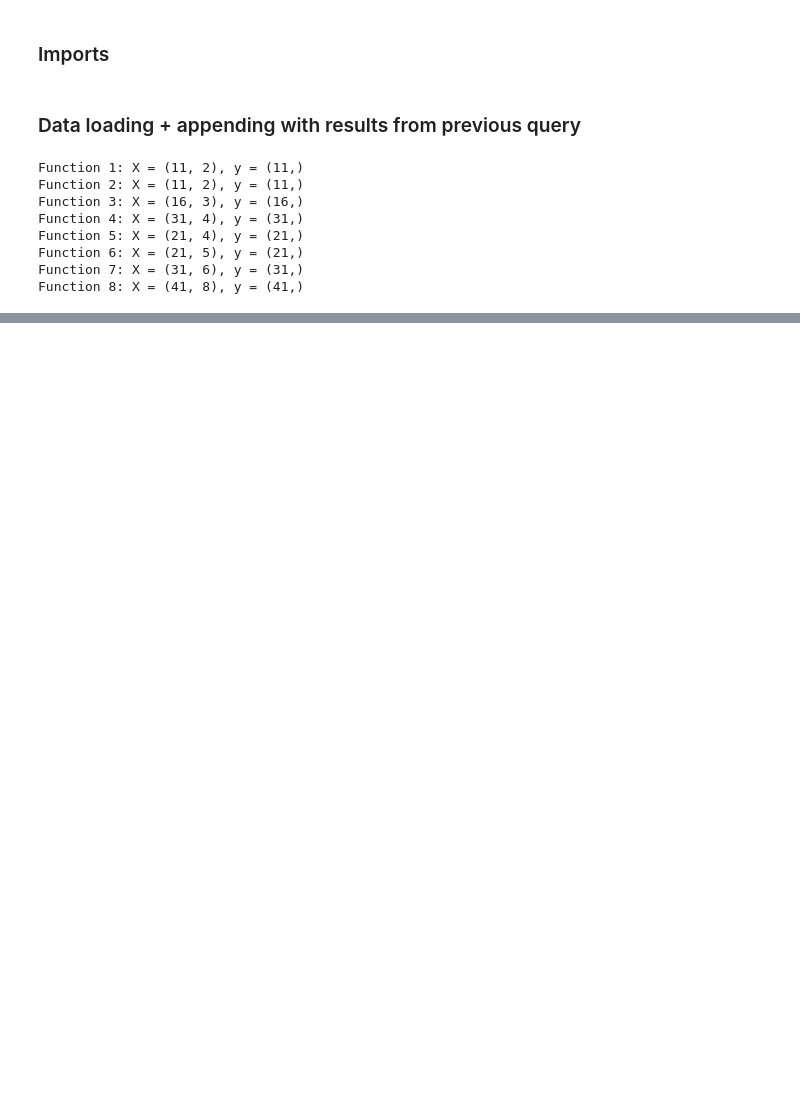
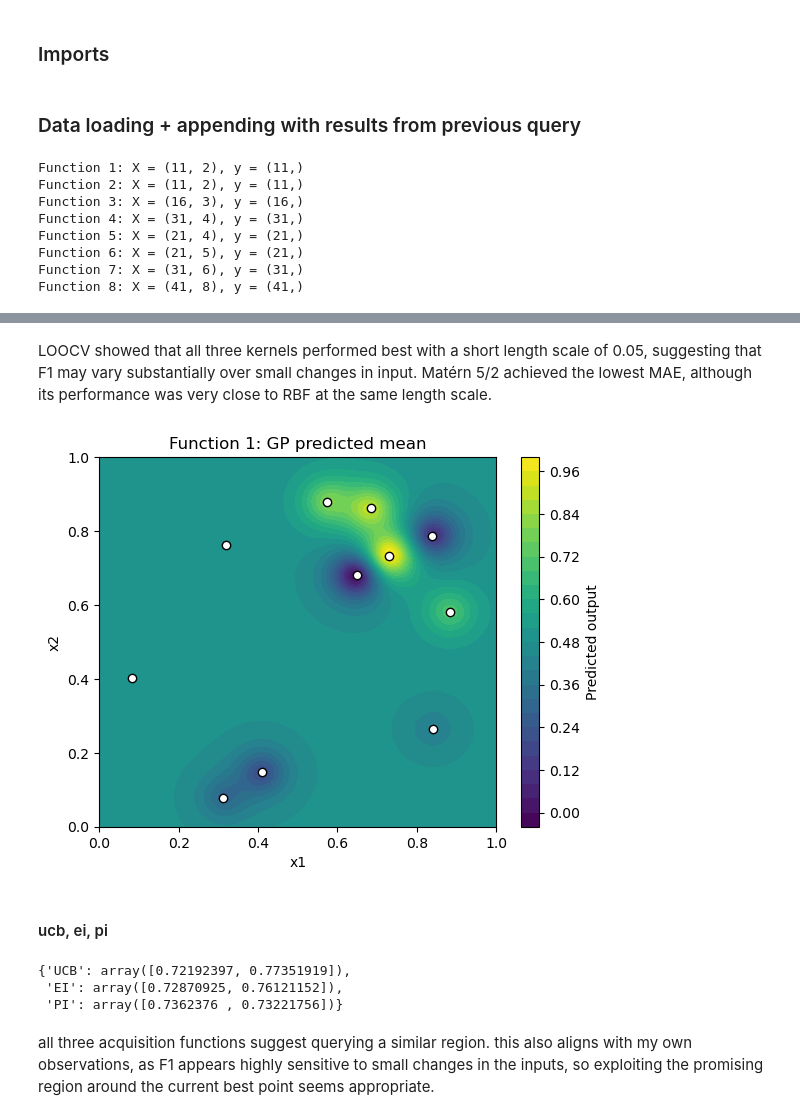
Before and after one commit to mkamar17/bbocapstone, a Jupyter notebook: project/stage-two/round_2/round_2_analysis.ipynb, the cells around one changed output, grey strips where cells are left out. Drawn from its saved outputs; the diff is of its cells as text; code cells hidden in the pictures; blank space fills up the shorter version.

```diff
--- a/project/stage-two/round_2/round_2_analysis.ipynb
+++ b/project/stage-two/round_2/round_2_analysis.ipynb
@@ -44,0 +112,33 @@ Function 8: X = (41, 8), y = (41,)
+# %%
+def fit_gp(i, kernel, transform=False):
+    X, y = functions[i]["X"], functions[i]["y"]
+
+    if transform:
+        y = scale_scores(y)
+
+    gp = GaussianProcessRegressor(
+        kernel=kernel,
+        normalize_y=True,
+        optimizer=None
+    )
+
+    gp.fit(X, y)
+    return gp
+# %%
+def plot_gp_2d(i, gp):
+    X, y = functions[i]["X"], functions[i]["y"]
+
+    grid = np.linspace(0, 1, 100)
+    x1, x2 = np.meshgrid(grid, grid)
+    X_grid = np.c_[x1.ravel(), x2.ravel()]
+
+    mean, std = gp.predict(X_grid, return_std=True)
+
+    plt.contourf(x1, x2, mean.reshape(x1.shape), levels=30)
+    plt.colorbar(label="Predicted output")
+
+    plt.scatter(X[:, 0], X[:, 1], c="white", edgecolors="black")
+    plt.xlabel("x1")
+    plt.ylabel("x2")
+    plt.title(f"Function {i}: GP predicted mean")
+    plt.show()
@@ -44,0 +202,16 @@ Function 8: X = (41, 8), y = (41,)
+# %% [markdown]
+LOOCV showed that all three kernels performed best with a short length scale of 0.05, suggesting that F1 may vary substantially over small changes in input. Matérn 5/2 achieved the lowest MAE, although its performance was very close to RBF at the same length scale.
+# %%
+best_kernel = Matern(length_scale=0.05, nu=2.5)
+
+gp_f1_scaled = fit_gp(
+    1,
+    best_kernel,
+    transform=True
+)
+# %%
+plot_gp_2d(1, gp_f1_scaled)
+# %% [output]
+[figure, added]
+# %% [markdown]
+#### ucb, ei, pi
@@ -44,0 +221,14 @@ Function 8: X = (41, 8), y = (41,)
+# %%
+suggestions = acquisitions(
+    gp_f1_scaled,
+    X_candidates,
+    best_y=1.0
+)
+
+suggestions
+# %% [output]
+{'UCB': array([0.72192397, 0.77351919]),
+ 'EI': array([0.72870925, 0.76121152]),
+ 'PI': array([0.7362376 , 0.73221756])}
+# %% [markdown]
+all three acquisition functions suggest querying a similar region. this also aligns with my own observations, as F1 appears highly sensitive to small changes in the inputs, so exploiting the promising region around the current best point seems appropriate.
```
Also changed, not shown: parts of 14 cells of this notebook.
